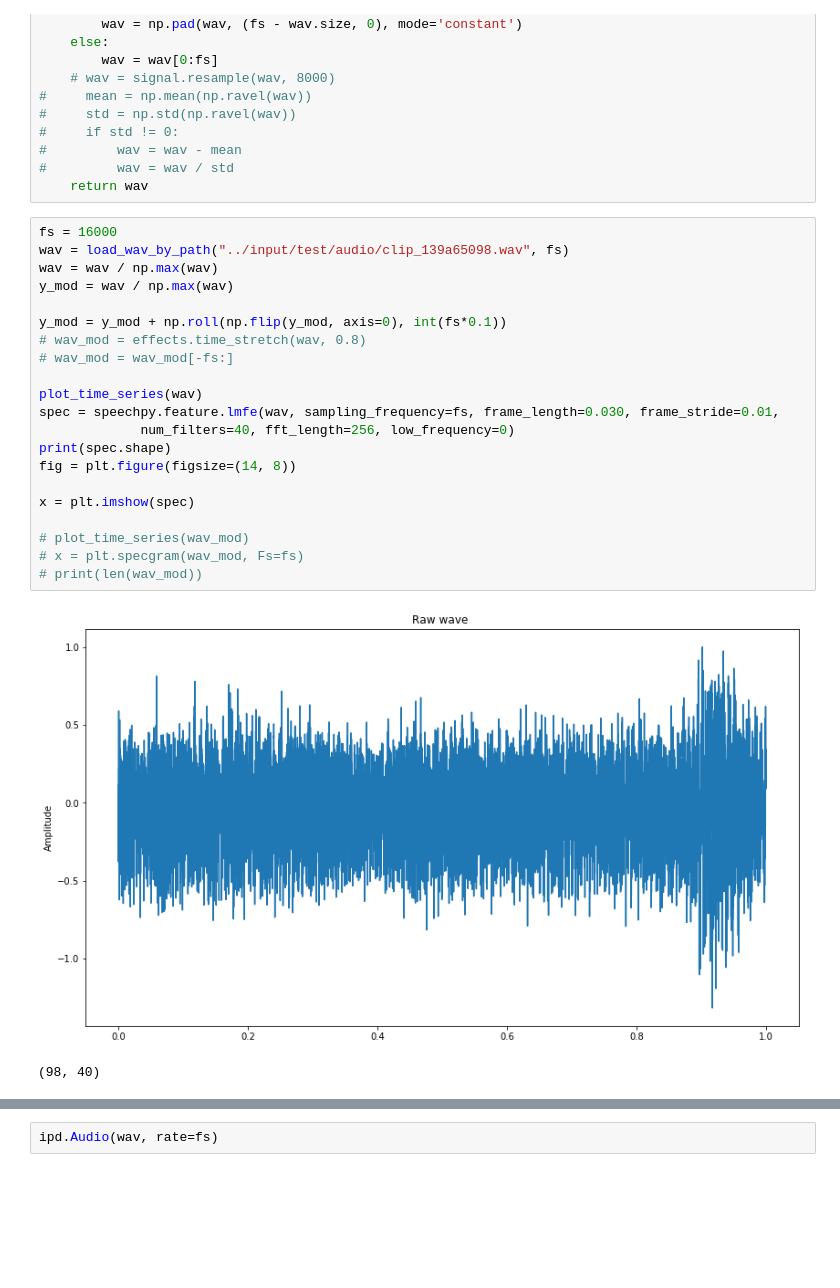
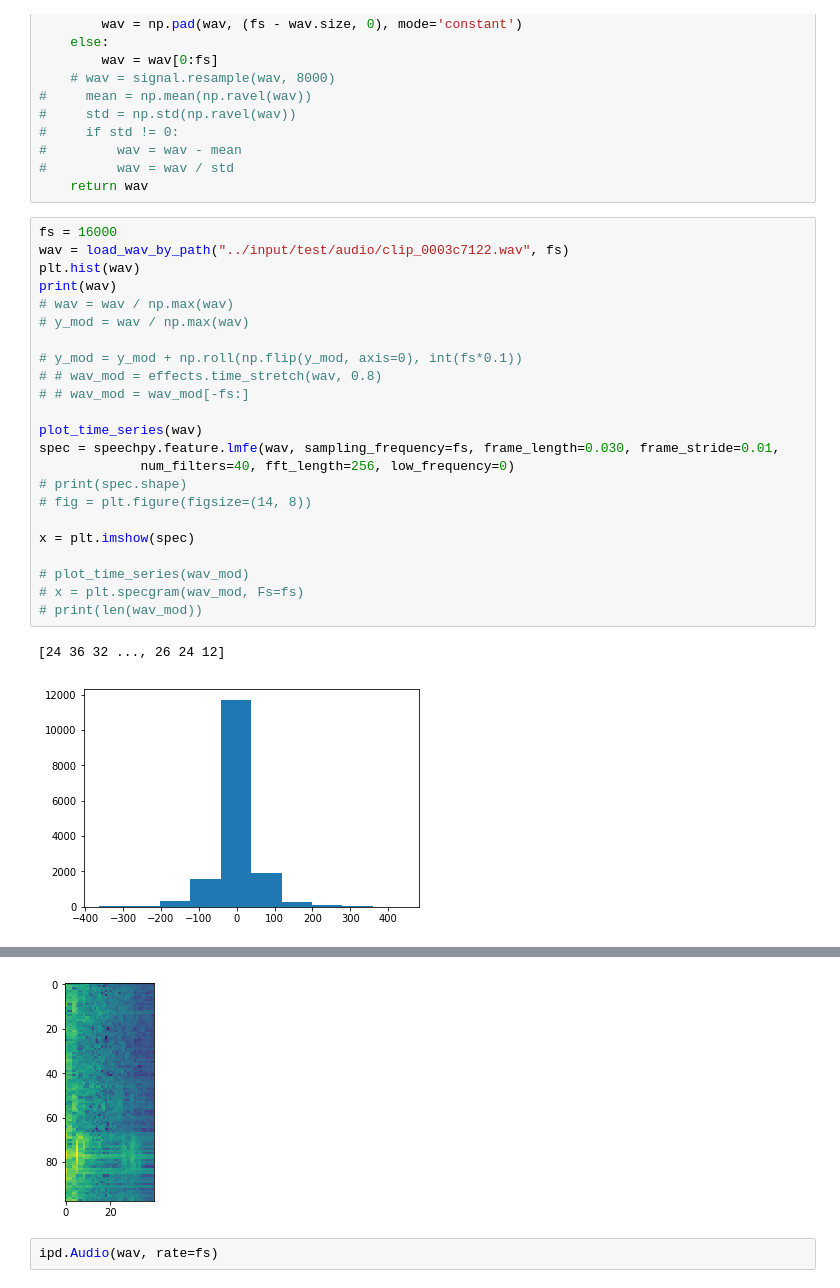
Before and after one commit to 3v1l91l/speech, a Jupyter notebook: src/augment.ipynb, the cells around one changed output, grey strips where cells are left out. Saved outputs shown, nothing was run; the diff lists cells and outputs as text; blank space fills up the shorter version.

```diff
--- a/src/augment.ipynb
+++ b/src/augment.ipynb
@@ -41,25 +41,27 @@ def load_wav_by_path(p, fs):
     return wav
 # %%
 fs = 16000
-wav = load_wav_by_path("../input/test/audio/clip_139a65098.wav", fs)
-wav = wav / np.max(wav)
-y_mod = wav / np.max(wav)
+wav = load_wav_by_path("../input/test/audio/clip_0003c7122.wav", fs)
+plt.hist(wav)
+print(wav)
+# wav = wav / np.max(wav)
+# y_mod = wav / np.max(wav)
 
-y_mod = y_mod + np.roll(np.flip(y_mod, axis=0), int(fs*0.1))
-# wav_mod = effects.time_stretch(wav, 0.8)
-# wav_mod = wav_mod[-fs:]
+# y_mod = y_mod + np.roll(np.flip(y_mod, axis=0), int(fs*0.1))
+# # wav_mod = effects.time_stretch(wav, 0.8)
+# # wav_mod = wav_mod[-fs:]
 
 plot_time_series(wav)
 spec = speechpy.feature.lmfe(wav, sampling_frequency=fs, frame_length=0.030, frame_stride=0.01,
              num_filters=40, fft_length=256, low_frequency=0)
-print(spec.shape)
-fig = plt.figure(figsize=(14, 8))
+# print(spec.shape)
+# fig = plt.figure(figsize=(14, 8))
 
 x = plt.imshow(spec)
 
 # plot_time_series(wav_mod)
 # x = plt.specgram(wav_mod, Fs=fs)
 # print(len(wav_mod))
 # %% [output]
+[24 36 32 ..., 26 24 12]
-[figure, old version]
+[figure, new version]
-(98, 40)
@@ -67,3 +69,4 @@ x = plt.imshow(spec)
+[figure, added]
 # %%
 ipd.Audio(wav, rate=fs)
 # %% [output]
```
Also changed, not shown: parts of 1 cell of this notebook, 5 other files.
